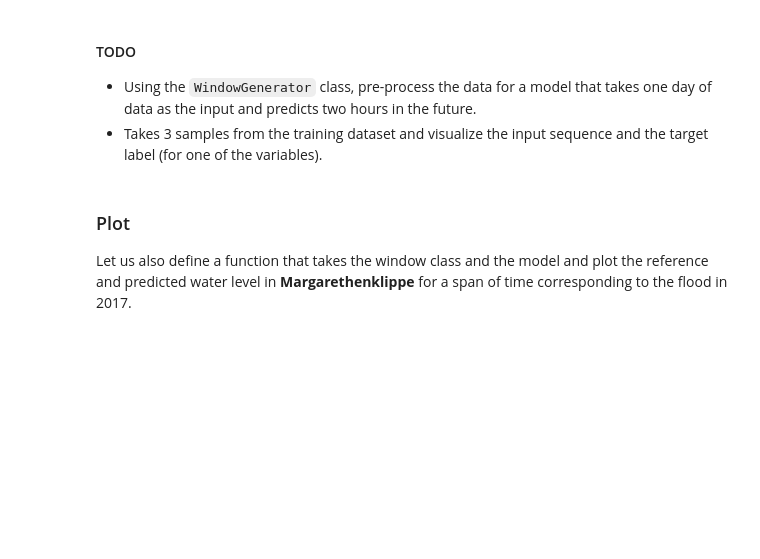
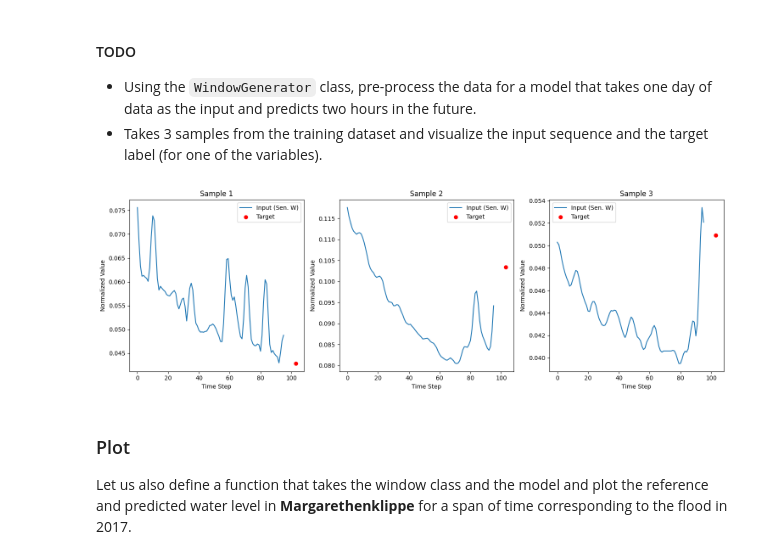
Before and after one commit to fehimecapar/DeepLearning, a Jupyter notebook: Task_05.ipynb, the cells around one changed output. Cells and saved outputs as stored; diff of their text form; code cells hidden in the pictures; blank space fills up the shorter version.

```diff
--- a/Task_05.ipynb
+++ b/Task_05.ipynb
@@ -133,2 +150,12 @@ This includes the flood event in Goslar in the test dataset. Note the data is **
+# %%
+# Split data into train, validation, and test sets
+n = len(df)
+train_df = df[0:int(n*0.7)]
+val_df = df[int(n*0.7):int(n*0.9)]
+test_df = df[int(n*0.9):]
+
+train_dt = datetime_object[0:int(n*0.7)]
+val_dt = datetime_object[int(n*0.7):int(n*0.9)]
+test_dt = datetime_object[int(n*0.9):]
 # %% [markdown]
 ### Scale the data using min-max to [0, 1]
@@ -139,3 +162,14 @@ This includes the flood event in Goslar in the test dataset. Note the data is **
+# %%
+# Normalize the data using MinMaxScaler
+scaler = MinMaxScaler()
+train_scaled = scaler.fit_transform(train_df)
+val_scaled = scaler.transform(val_df)
+test_scaled = scaler.transform(test_df)
+
+# DataFrame
+train_df = pd.DataFrame(train_scaled, columns=df.columns)
+val_df = pd.DataFrame(val_scaled, columns=df.columns)
+test_df = pd.DataFrame(test_scaled, columns=df.columns)
 # %% [markdown]
 # Subtask 5.2
 
@@ -260,3 +290,27 @@ class WindowGenerator():
+# %%
+# 1 day = 96 steps, 2 hours = 8 steps
+w1 = WindowGenerator(input_width=96, label_width=1, shift=8)
+
+# get 3 examples from Train data
+sample_batch = next(iter(w1.train))
+inputs, labels = sample_batch
+
+#  Plot:'Sen. W'
+feature_index = list(df.columns).index('Sen. W')
+
+plt.figure(figsize=(15, 5))
+for i in range(3):
+    plt.subplot(1, 3, i+1)
+    plt.plot(inputs[i, :, feature_index], label='Input (Sen. W)')
+    plt.scatter(96 + 8 - 1, labels[i, 0, feature_index], color='red', label='Target')
+    plt.title(f"Sample {i+1}")
+    plt.xlabel("Time Step")
+    plt.ylabel("Normalized Value")
+    plt.legend()
+plt.tight_layout()
+plt.show()
+# %% [output]
+[figure, added]
 # %% [markdown]
 ### Plot
 
```
Also changed, not shown: parts of 50 cells of this notebook.
